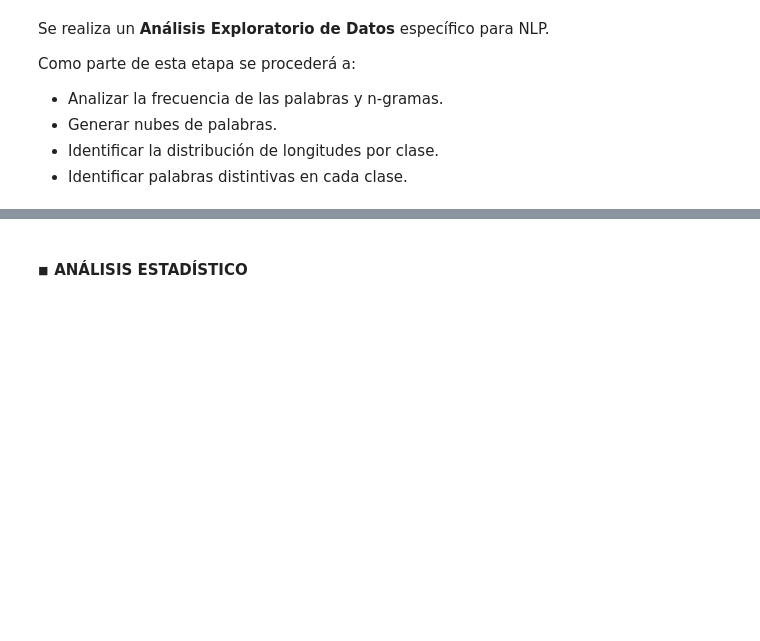
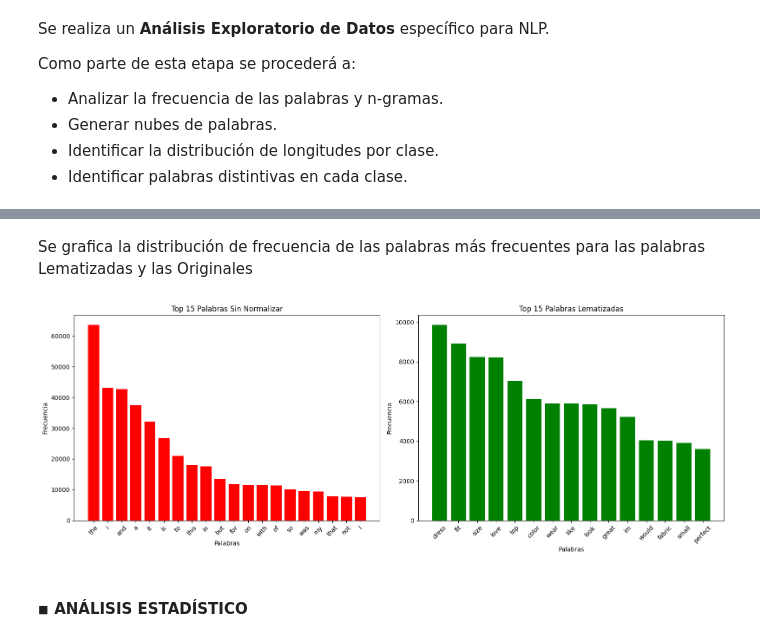
Before and after one commit to eugeinga/CODER-DataScienceIII, a Jupyter notebook: proyecto_final_ingaramo.ipynb, the cells around one changed output, grey strips where cells are left out. Cells and saved outputs as stored; diff of their text form; code cells hidden in the pictures; blank space fills up the shorter version.

```diff
--- a/proyecto_final_ingaramo.ipynb
+++ b/proyecto_final_ingaramo.ipynb
@@ -422,0 +435,6 @@ Como parte de esta etapa se procederá a:
+# %%
+from collections import Counter
+
+tokens_lematizados = [token for tokens_list in df['Review_lematizacion'] for token in tokens_list]  # Se unen todos los tokens lematizados en una sola lista
+frecuencia_palabras_lematizadas = Counter(tokens_lematizados)                                       # Se contabiliza la frecuencia de aparición de cada palabra
+frecuencia_palabras_lematizadas.most_common(20)                                                     # Se muestran las 20 palabras más frecuentes
@@ -423,3 +462,31 @@ Como parte de esta etapa se procederá a:
+# %% [markdown]
+Se grafica la distribución de frecuencia de las palabras más frecuentes para las palabras Lematizadas y las Originales
+# %%
+fig, axs = plt.subplots(1, 2, figsize=(16, 6))  # 1 fila, 2 columnas
+
+tokens_sin_normalizar = [token for review in df['Review Text'] for token in review.split()]   # Tokenización sin normalización previa (sin pasar a minúsculas, sin quitar puntuación)
+frecuencia_sin_normalizar = Counter(tokens_sin_normalizar)                                    # Se cuenta la frecuencia de cada palabra
+palabras_sin_norm, frecuencias_sin_norm = zip(*frecuencia_sin_normalizar.most_common(20))     # Se obtienen las 15 palabras más comunes y sus frecuencias
+# Gráfica de tokenización sin normalización previa (derecha)
+axs[0].bar(palabras_sin_norm, frecuencias_sin_norm, color='red')
+axs[0].set_title('Top 15 Palabras Sin Normalizar')
+axs[0].set_xlabel('Palabras')
+axs[0].set_ylabel('Frecuencia')
+axs[0].tick_params(axis='x', rotation=45)
+
+palabras_lem, frecuencias_lem = zip(*frecuencia_palabras_lematizadas.most_common(15)) # Se obtienen las 15 palabras más comunes y sus frecuencias
+# Gráfica de tokenización sobre el texto lematizado (izquierda)
+axs[1].bar(palabras_lem, frecuencias_lem, color='green')
+axs[1].set_title('Top 15 Palabras Lematizadas')
+axs[1].set_xlabel('Palabras')
+axs[1].set_ylabel('Frecuencia')
+axs[1].tick_params(axis='x', rotation=45)
+
+
+plt.tight_layout()  # Ajusta diseño para evitar superposición
+plt.show()
+# %% [output]
+[figure, added]
 # %% [markdown]
 #### **◾ ANÁLISIS ESTADÍSTICO**
 # %%
```
Also changed, not shown: parts of 6 cells of this notebook.
